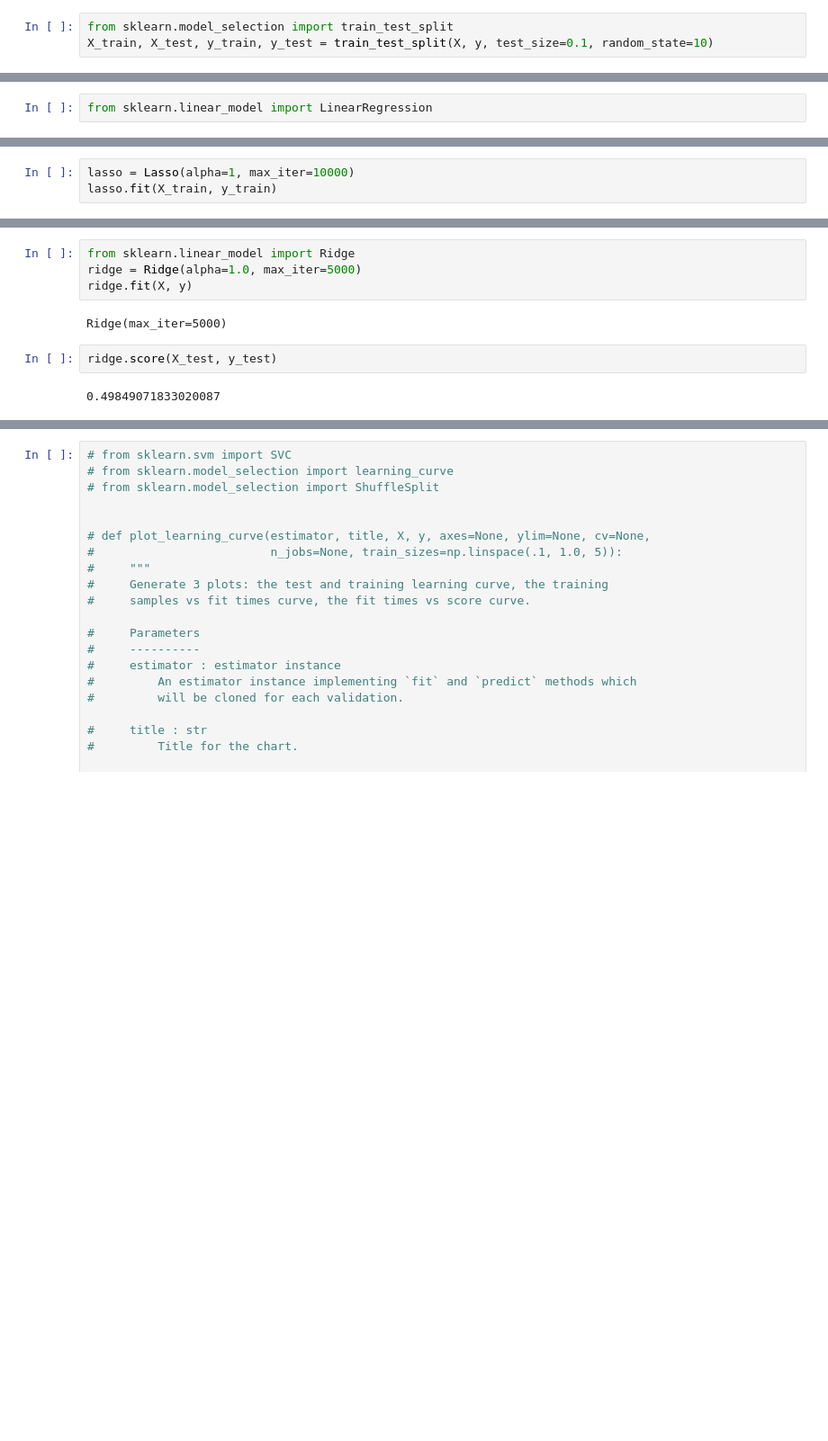
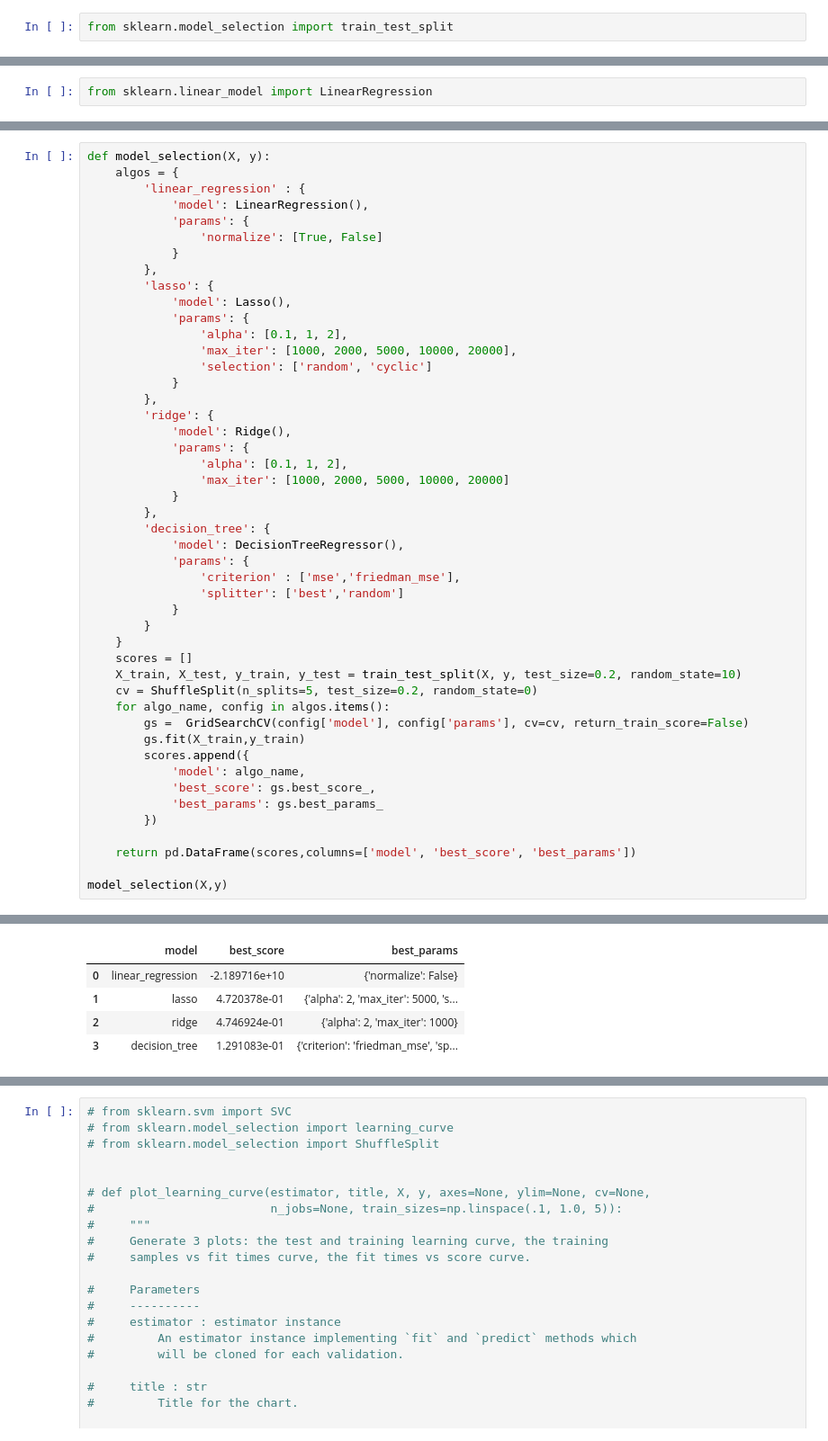
Before and after one commit to am-meritus/XBRE-AVM, a Jupyter notebook: Capstone.ipynb, the cells around one changed output, grey strips where cells are left out. Shown at 90% size. Cells and saved outputs as stored; diff of their text form; blank space fills up the shorter version.

```diff
--- a/Capstone.ipynb
+++ b/Capstone.ipynb
@@ -832,4 +832,3 @@ y.head()
 Name: TotalValue, dtype: int64
 # %%
 from sklearn.model_selection import train_test_split
-X_train, X_test, y_train, y_test = train_test_split(X, y, test_size=0.1, random_state=10)
@@ -853,4 +842 @@ from sklearn.linear_model import Lasso
 from sklearn.tree import DecisionTreeRegressor
-# %%
-lasso = Lasso(alpha=1, max_iter=10000)
-lasso.fit(X_train, y_train)
@@ -887,10 +865,48 @@ array([0.47580643, 0.40573774, 0.4442232 , 0.4764217 , 0.3971554 ])
-# %%
-from sklearn.linear_model import Ridge
-ridge = Ridge(alpha=1.0, max_iter=5000)
-ridge.fit(X, y)
-# %% [output]
-Ridge(max_iter=5000)
-# %%
-ridge.score(X_test, y_test)
-# %% [output]
-0.49849071833020087
+# %%
+def model_selection(X, y):
+    algos = {
+        'linear_regression' : {
+            'model': LinearRegression(),
+            'params': {
+                'normalize': [True, False]
+            }
+        },
+        'lasso': {
+            'model': Lasso(),
+            'params': {
+                'alpha': [0.1, 1, 2],
+                'max_iter': [1000, 2000, 5000, 10000, 20000],
+                'selection': ['random', 'cyclic']
+            }
+        },
+        'ridge': {
+            'model': Ridge(),
+            'params': {
+                'alpha': [0.1, 1, 2],
+                'max_iter': [1000, 2000, 5000, 10000, 20000]
+            }
+        },
+        'decision_tree': {
+            'model': DecisionTreeRegressor(),
+            'params': {
+                'criterion' : ['mse','friedman_mse'],
+                'splitter': ['best','random']
+            }
+        }
+    }
+    scores = []
+    X_train, X_test, y_train, y_test = train_test_split(X, y, test_size=0.2, random_state=10)
+    cv = ShuffleSplit(n_splits=5, test_size=0.2, random_state=0)
+    for algo_name, config in algos.items():
+        gs =  GridSearchCV(config['model'], config['params'], cv=cv, return_train_score=False)
+        gs.fit(X_train,y_train)
+        scores.append({
+            'model': algo_name,
+            'best_score': gs.best_score_,
+            'best_params': gs.best_params_
+        })
+
+    return pd.DataFrame(scores,columns=['model', 'best_score', 'best_params'])
+
+model_selection(X,y)
+# %% [output]
@@ -896,0 +930,5 @@ ridge.score(X_test, y_test)
+|  | model | best_score | best_params |
+| 0 | linear_regression | -2.189716e+10 | {'normalize': False} |
+| 1 | lasso | 4.720378e-01 | {'alpha': 2, 'max_iter': 5000, 's... |
+| 2 | ridge | 4.746924e-01 | {'alpha': 2, 'max_iter': 1000} |
+| 3 | decision_tree | 1.291083e-01 | {'criterion': 'friedman_mse', 'sp... |
```
Also changed, not shown: parts of 20 cells of this notebook.
